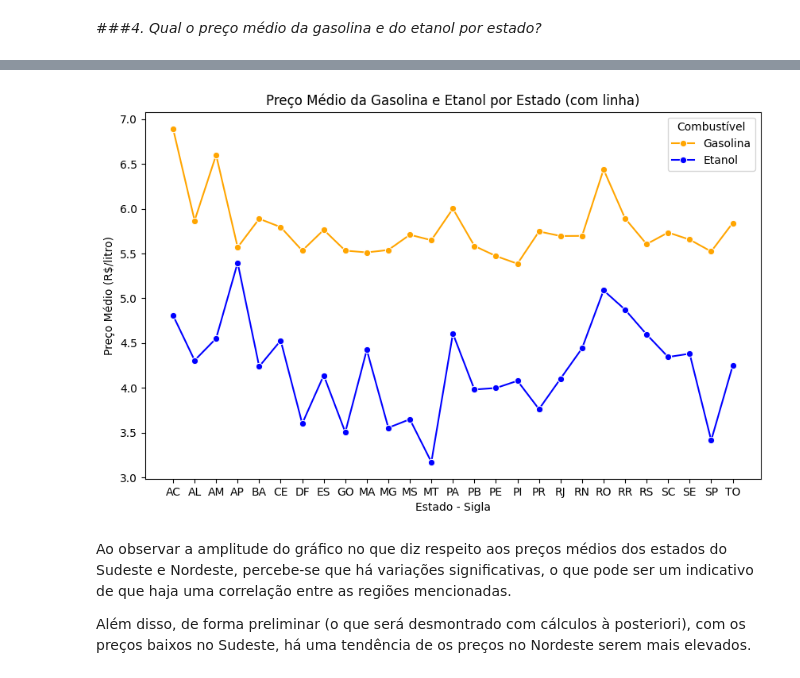
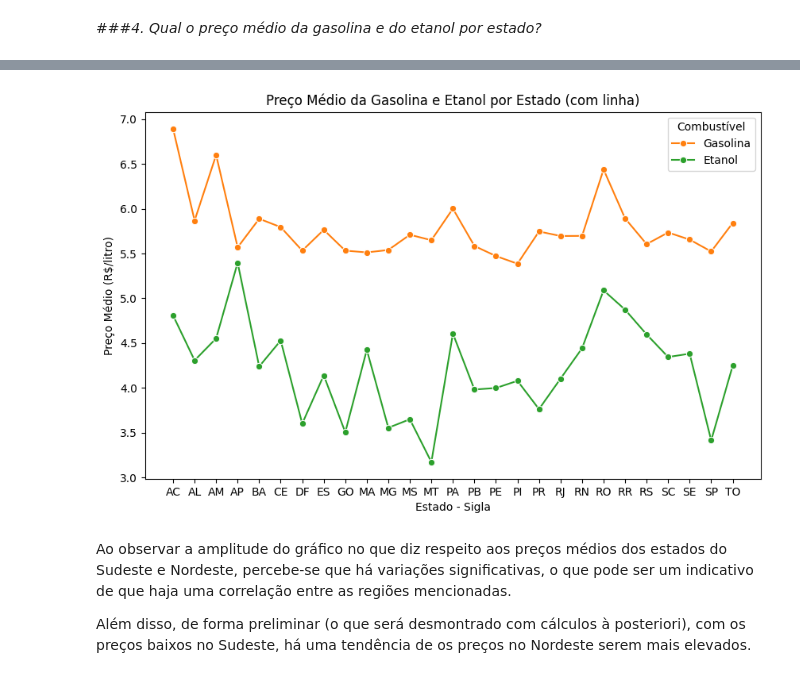
Before and after one commit to alsantosad/PROJECT-ROCKET, a Jupyter notebook: M4TRABALHO_EM_GRUPO.ipynb, the cells around one changed output, grey strips where cells are left out. Drawn from its saved outputs; the diff is of its cells as text; code cells hidden in the pictures.

Commit message:
Alteração de visualizações

```diff
--- a/M4TRABALHO_EM_GRUPO.ipynb
+++ b/M4TRABALHO_EM_GRUPO.ipynb
@@ -565,18 +475,18 @@ Name: Valor de Venda, dtype: float64
 # %%
 # Juntando os dataframes para facilitar a visualização
 df = pd.DataFrame({'Gasolina': media_gasolina_por_estado, 'Etanol': media_etanol_por_estado}).reset_index()
 
 # Criando o gráfico de linhas usando seaborn com cores personalizadas
 plt.figure(figsize=(10, 6))
 sns.lineplot(data=df.melt('Estado - Sigla', var_name='Combustível', value_name='Preço Médio (R$/litro)'),
-             x='Estado - Sigla', y='Preço Médio (R$/litro)', hue='Combustível', marker='o', palette={'Gasolina': 'orange', 'Etanol': 'blue'})
+             x='Estado - Sigla', y='Preço Médio (R$/litro)', hue='Combustível', marker='o', palette={'Gasolina': 'C1', 'Etanol': 'C2'})
 plt.title('Preço Médio da Gasolina e Etanol por Estado (com linha)')
 plt.xlabel('Estado - Sigla')
 plt.ylabel('Preço Médio (R$/litro)')
 
 plt.show()
 # %% [output]
-[figure, old version]
+[figure, new version]
 # %% [markdown]
 Ao observar a amplitude do gráfico no que diz respeito aos preços médios dos estados do Sudeste e Nordeste, percebe-se que há variações significativas, o que pode ser um indicativo de que haja uma correlação entre as regiões mencionadas.
 
```
Also changed, not shown: parts of 24 cells of this notebook.
